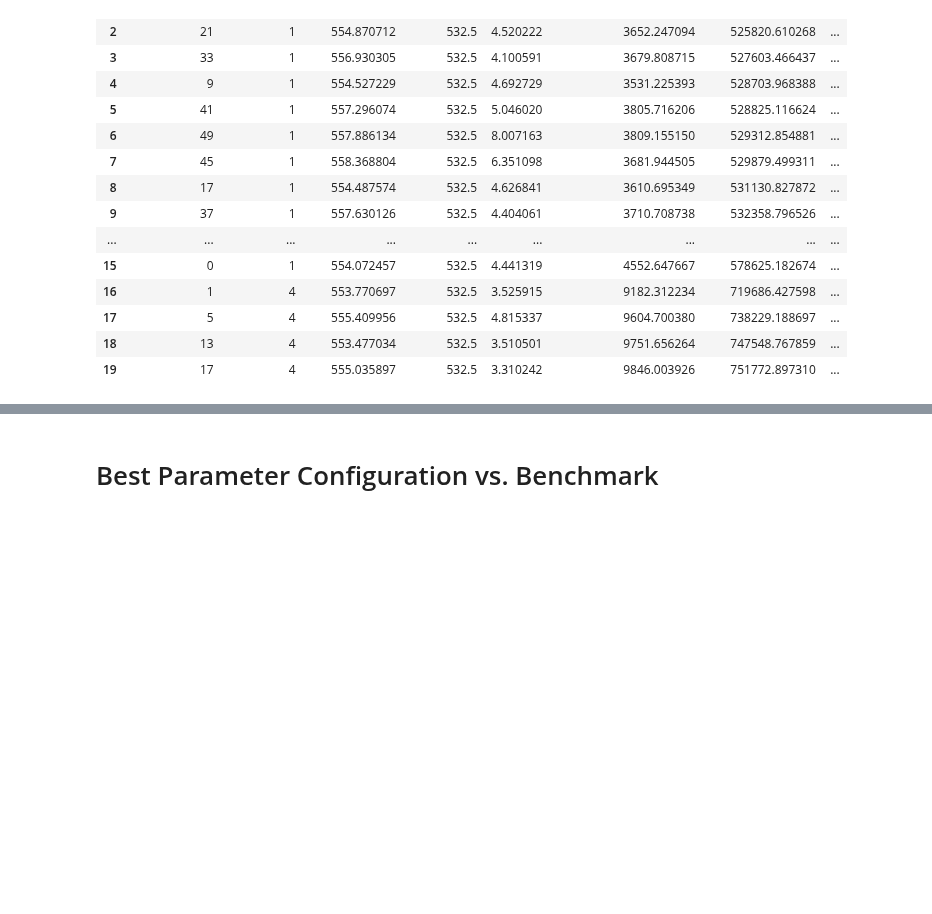
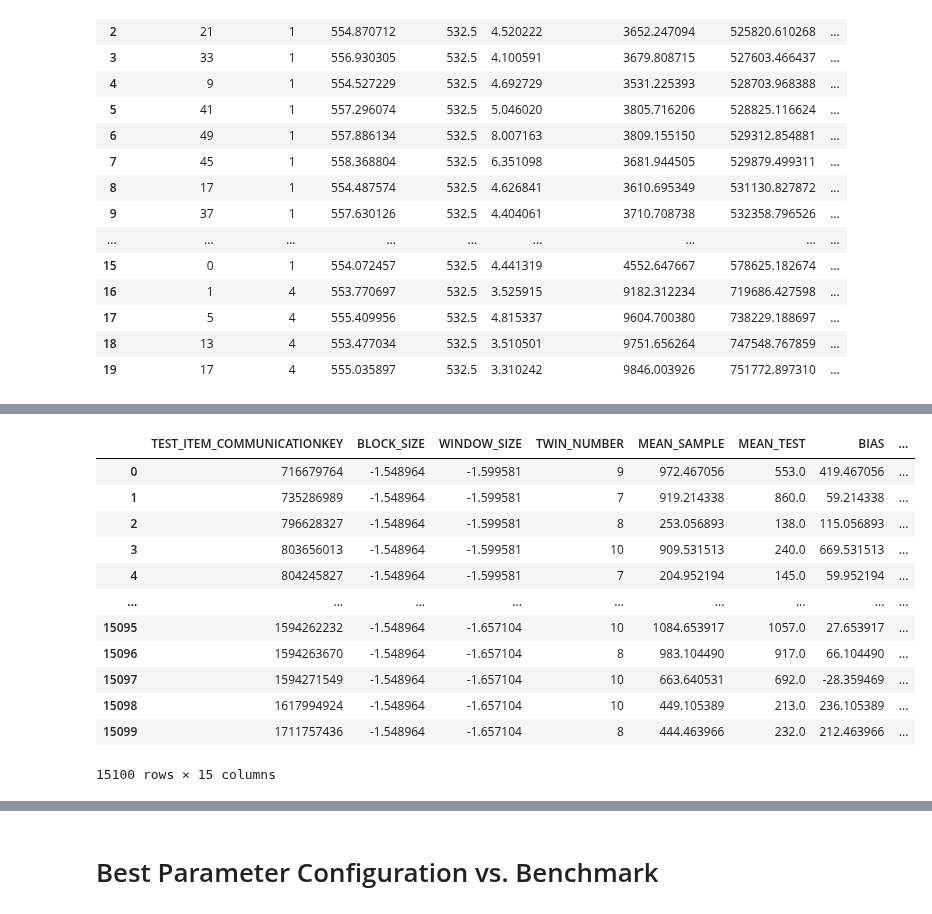
Before and after one commit to chrisnhr/Diplom, a Jupyter notebook: bootstrapping.ipynb, the cells around one changed output, grey strips where cells are left out. Drawn from its saved outputs; the diff is of its cells as text; code cells hidden in the pictures; blank space fills up the shorter version.

```diff
--- a/bootstrapping.ipynb
+++ b/bootstrapping.ipynb
@@ -141,3 +141,31 @@ df_grid_results.query("TEST_ITEM_COMMUNICATIONKEY == 804245827").sort_values("WA
+# %%
+from sklearn.preprocessing import StandardScaler
+
+# Select columns to scale
+columns_to_scale = ["BLOCK_SIZE", "WINDOW_SIZE"]
+
+# Initialize StandardScaler
+scaler = StandardScaler()
+
+# Apply scaling independently on each column
+df_scaled = df_grid_results.copy()
+df_scaled[columns_to_scale] = scaler.fit_transform(df_scaled[columns_to_scale])
+# %%
+df_scaled
+# %% [output]
+|  | TEST_ITEM_COMMUNICATIONKEY | BLOCK_SIZE | WINDOW_SIZE | TWIN_NUMBER | MEAN_SAMPLE | MEAN_TEST | BIAS | ... |
+| 0 | 716679764 | -1.548964 | -1.599581 | 9 | 972.467056 | 553.0 | 419.467056 | ... |
+| 1 | 735286989 | -1.548964 | -1.599581 | 7 | 919.214338 | 860.0 | 59.214338 | ... |
+| 2 | 796628327 | -1.548964 | -1.599581 | 8 | 253.056893 | 138.0 | 115.056893 | ... |
+| 3 | 803656013 | -1.548964 | -1.599581 | 10 | 909.531513 | 240.0 | 669.531513 | ... |
+| 4 | 804245827 | -1.548964 | -1.599581 | 7 | 204.952194 | 145.0 | 59.952194 | ... |
+| ... | ... | ... | ... | ... | ... | ... | ... | ... |
+| 15095 | 1594262232 | -1.548964 | -1.657104 | 10 | 1084.653917 | 1057.0 | 27.653917 | ... |
+| 15096 | 1594263670 | -1.548964 | -1.657104 | 8 | 983.104490 | 917.0 | 66.104490 | ... |
+| 15097 | 1594271549 | -1.548964 | -1.657104 | 10 | 663.640531 | 692.0 | -28.359469 | ... |
+| 15098 | 1617994924 | -1.548964 | -1.657104 | 10 | 449.105389 | 213.0 | 236.105389 | ... |
+| 15099 | 1711757436 | -1.548964 | -1.657104 | 8 | 444.463966 | 232.0 | 212.463966 | ... |
+15100 rows × 15 columns
 # %%
 results = pd.DataFrame()
 for key in input_data.TestData.keys():
```
Also changed, not shown: parts of 4 cells of this notebook.
